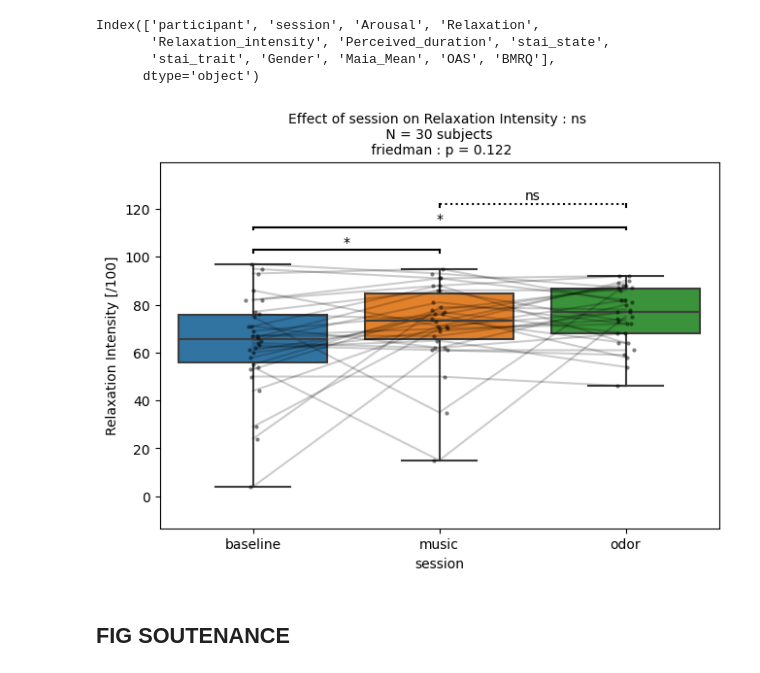
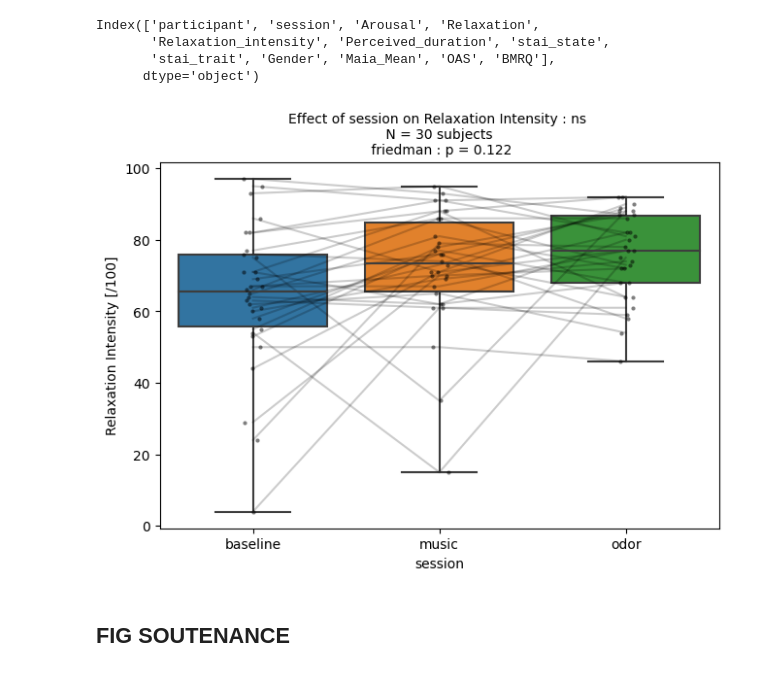
Before and after one commit to ValentinGhibaudo/Emosens_3, a Jupyter notebook: stats_psycho.ipynb, the cells around one changed output. Drawn from its saved outputs; the diff is of its cells as text; code cells hidden in the pictures.

```diff
--- a/stats_psycho.ipynb
+++ b/stats_psycho.ipynb
@@ -109,21 +109,22 @@ Index(['participant', 'session', 'Arousal', 'Relaxation',
 # %%
 
 fig , ax = plt.subplots(constrained_layout = True)
 gh.auto_stats(df = df,
               predictor = 'session',
               outcome = 'Relaxation_intensity',
               design = 'within',
               subject = 'participant',
               ax=ax,
               outcome_clean_label = 'Relaxation Intensity',
               outcome_unit = '/100',
              strip = True,
              lines = True,
-             xtick_info = False)
+             xtick_info = False,
+             force_post_hoc = False)
 
 fig.savefig(base_folder / 'Figures' / 'Psycho' / 'relaxation_intensity_alone.png', bbox_inches = 'tight', dpi = 300)
 # %% [output]
-[figure, old version]
+[figure, new version]
 # %% [markdown]
 ## FIG SOUTENANCE
 # %%
```
Also changed, not shown: parts of 11 cells of this notebook, 3 other files.
